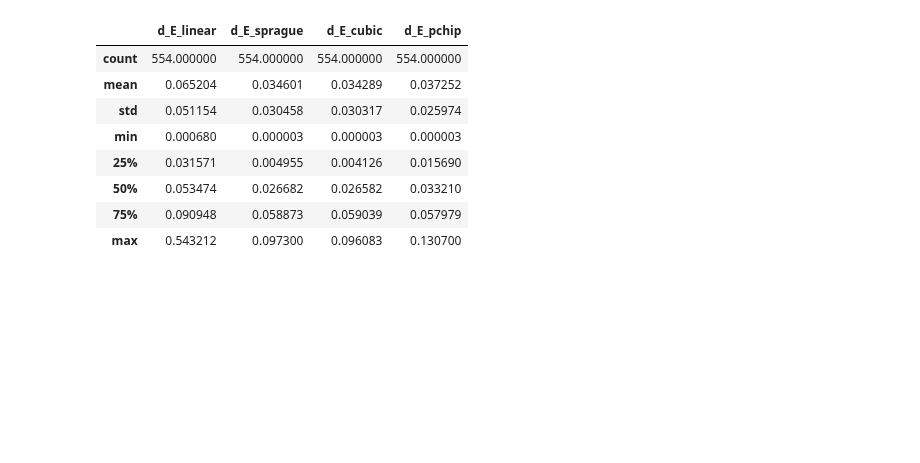
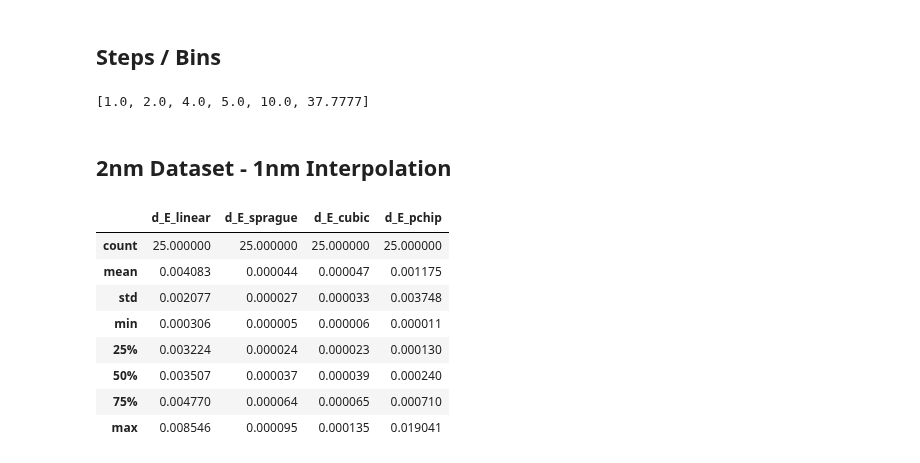
Before and after one commit to colour-science/colour-ramblings, a Jupyter notebook: spectral_dataset_analysis.ipynb, the cells around one changed output. Cells and saved outputs as stored; diff of their text form; code cells hidden in the pictures; blank space fills up the shorter version.

Commit message:
Update "Spectral Dataset Analysis" notebook statistics.

```diff
--- a/spectral_dataset_analysis.ipynb
+++ b/spectral_dataset_analysis.ipynb
@@ -304,2 +344,0 @@ True
-# %%
-interpolation_data = interpolation_data(dataset)
@@ -306,14 +347,25 @@ interpolation_data = interpolation_data(dataset)
+# %% [markdown]
+## Steps / Bins
+# %%
+print(sorted(list(set([spd.shape.steps for spd in dataset.values()]))))
+# %% [output]
+[1.0, 2.0, 4.0, 5.0, 10.0, 37.7777]
+# %% [markdown]
+## 2nm Dataset - 1nm Interpolation
 # %%
-data_frame = pandas.DataFrame(interpolation_data.values(), columns=InterpolationData._fields)
-data_frame.sort(columns='name')
-data_frame.describe()
+filtered_dataset_2nm = filter_spectral_dataset(dataset, steps=lambda x: x == 2)
+interpolation_data_2nm = interpolation_data(filtered_dataset_2nm)
+
+data_frame_2nm = pandas.DataFrame(interpolation_data_2nm.values(), columns=InterpolationData._fields)
+data_frame_2nm.sort(columns='name')
+data_frame_2nm.describe()
 # %% [output]
 |  | d_E_linear | d_E_sprague | d_E_cubic | d_E_pchip |
-| count | 554.000000 | 554.000000 | 554.000000 | 554.000000 |
-| mean | 0.065204 | 0.034601 | 0.034289 | 0.037252 |
-| std | 0.051154 | 0.030458 | 0.030317 | 0.025974 |
-| min | 0.000680 | 0.000003 | 0.000003 | 0.000003 |
-| 25% | 0.031571 | 0.004955 | 0.004126 | 0.015690 |
-| 50% | 0.053474 | 0.026682 | 0.026582 | 0.033210 |
-| 75% | 0.090948 | 0.058873 | 0.059039 | 0.057979 |
-| max | 0.543212 | 0.097300 | 0.096083 | 0.130700 |
+| count | 25.000000 | 25.000000 | 25.000000 | 25.000000 |
+| mean | 0.004083 | 0.000044 | 0.000047 | 0.001175 |
+| std | 0.002077 | 0.000027 | 0.000033 | 0.003748 |
+| min | 0.000306 | 0.000005 | 0.000006 | 0.000011 |
+| 25% | 0.003224 | 0.000024 | 0.000023 | 0.000130 |
+| 50% | 0.003507 | 0.000037 | 0.000039 | 0.000240 |
+| 75% | 0.004770 | 0.000064 | 0.000065 | 0.000710 |
+| max | 0.008546 | 0.000095 | 0.000135 | 0.019041 |
```
Also changed, not shown: parts of 19 cells of this notebook.
